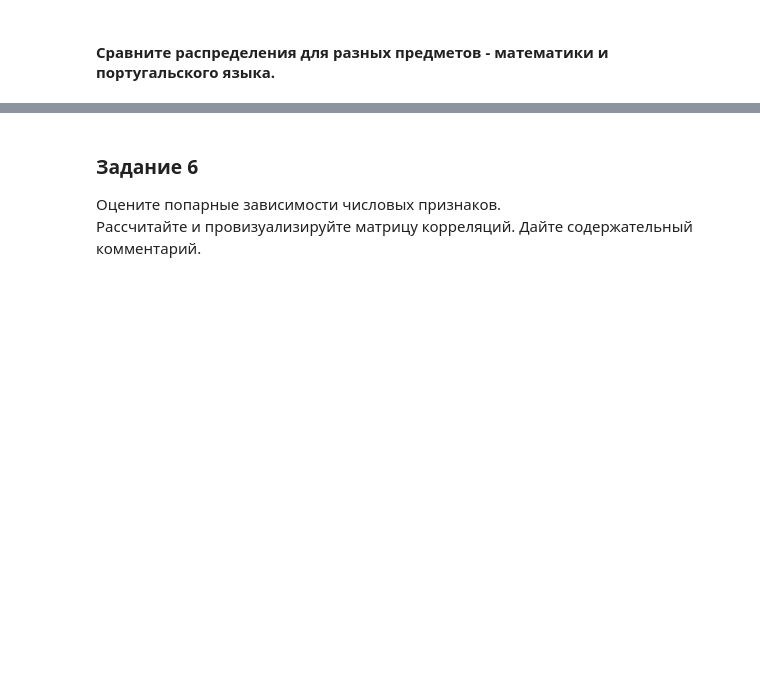
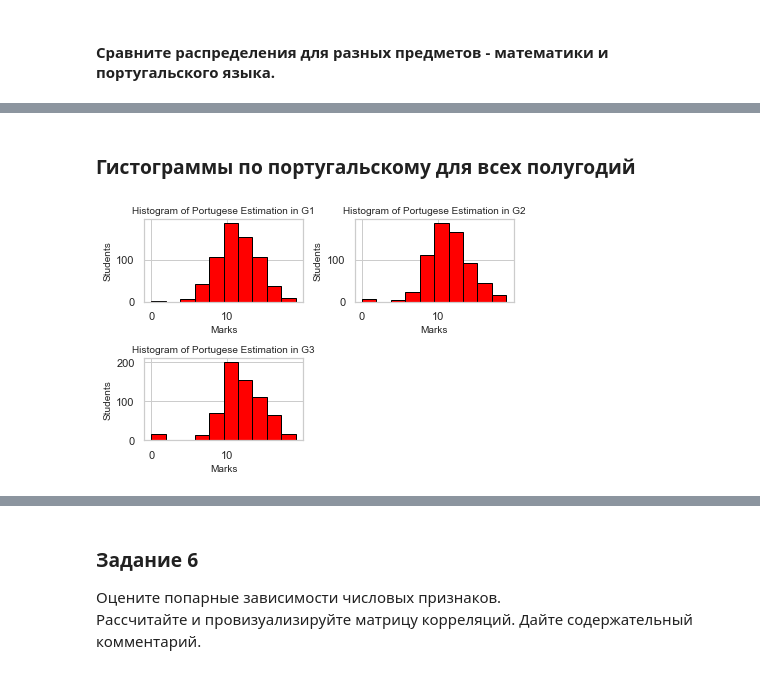
Before and after one commit to ImOsMa/IAD, a Jupyter notebook: Lab2/Lab_1.Exploratory_analysis.ipynb, the cells around one changed output, grey strips where cells are left out. Drawn from its saved outputs; the diff is of its cells as text; code cells hidden in the pictures; blank space fills up the shorter version.

```diff
--- a/Lab2/Lab_1.Exploratory_analysis.ipynb
+++ b/Lab2/Lab_1.Exploratory_analysis.ipynb
@@ -213,0 +541,16 @@ seaborn.distplot(data['G3'], color="m")
+# %% [markdown]
+### Гистограммы по португальскому для всех полугодий
+# %%
+for i in range(3):
+    ax = plt.subplot(2, 2, i + 1)
+    ax.hist(port_estimation[half_years[i]],
+             color = 'red', edgecolor = 'black')
+
+    ax.set_title('Histogram of Portugese Estimation in ' + half_years[i], size = 10)
+    ax.set_xlabel('Marks', size = 10)
+    ax.set_ylabel('Students', size= 10)
+
+plt.tight_layout()
+plt.show()
+# %% [output]
+[figure, added]
```
Also changed, not shown: parts of 77 cells of this notebook, 2 other files.
